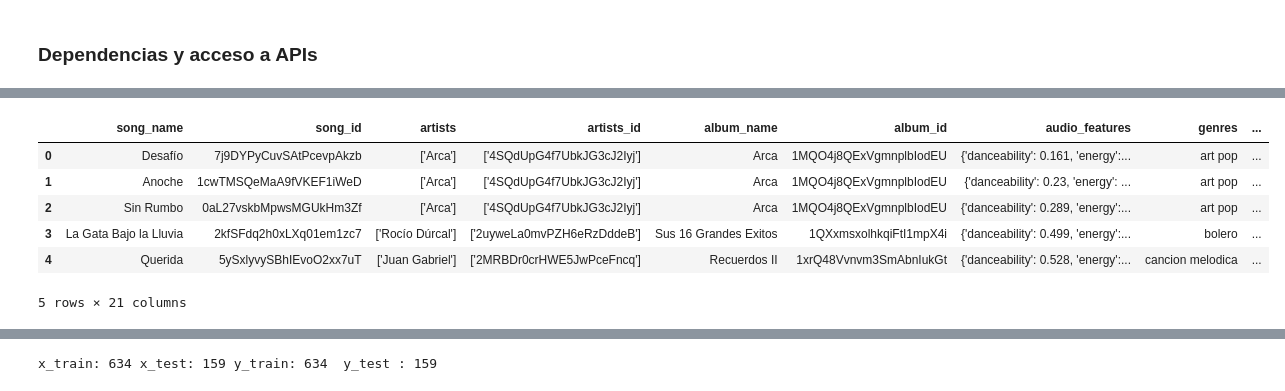
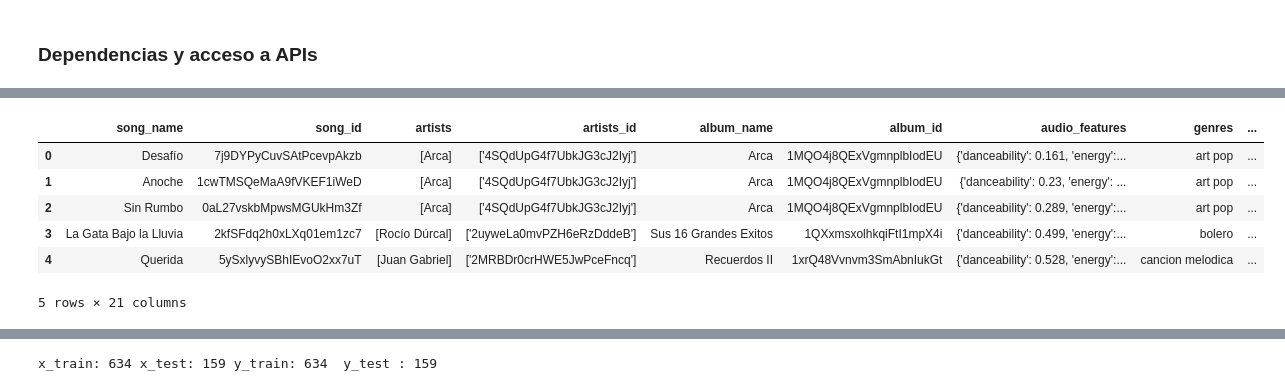
Before and after one commit to igutierrez-projects/IA-project-classify-tracks, a Jupyter notebook: TP_3_Mentoria_2020-Copy1.ipynb, the cells around one changed output, grey strips where cells are left out. Drawn from its saved outputs; the diff is of its cells as text; code cells hidden in the pictures.

```diff
--- a/TP_3_Mentoria_2020-Copy1.ipynb
+++ b/TP_3_Mentoria_2020-Copy1.ipynb
@@ -68,4 +85,10 @@ csv_folder_path = './TP_3_CSV_Files/{}'
 # %%
+def parse_string_to_list(text):
+    return text.strip("[]").replace("'","").split(", ")
+
 df_song_base = pd.read_csv(csv_folder_path.format('songs_base_with_lyrics_sanitized_final.csv'),sep='#',
-                          converters={"genres": lambda x: x.strip("[]").replace("'","").split(", ")}
+                          converters={"genres": lambda x: parse_string_to_list(x),
+                                      "artists": lambda x: parse_string_to_list(x),
+                                     }
                          )
+df_song_base.head()
@@ -151,14 +150,17 @@ df_full_original
 # %%
 df_model = df_full_original.copy()
 df_model['genres'] = df_model['genres'].apply(lambda x : x[0])
 df_model["genres"] = df_model["genres"].astype('category')
 df_model["genres_cat"] = df_model["genres"].cat.codes
+for index, row in df_model.iterrows():
+    if row.artists[0] == 'Rodrigo':
+        df_model['genres'][index] = 'cuarteto'
 df_model.head()
 # %% [output]
 |  | song_name | song_id | artists | artists_id | album_name | album_id | audio_features | genres | ... |
-| 0 | Desafío | 7j9DYPyCuvSAtPcevpAkzb | ['Arca'] | ['4SQdUpG4f7UbkJG3cJ2Iyj'] | Arca | 1MQO4j8QExVgmnplbIodEU | {'danceability': 0.161, 'energy':... | art pop | ... |
-| 1 | Anoche | 1cwTMSQeMaA9fVKEF1iWeD | ['Arca'] | ['4SQdUpG4f7UbkJG3cJ2Iyj'] | Arca | 1MQO4j8QExVgmnplbIodEU | {'danceability': 0.23, 'energy': ... | art pop | ... |
-| 2 | Sin Rumbo | 0aL27vskbMpwsMGUkHm3Zf | ['Arca'] | ['4SQdUpG4f7UbkJG3cJ2Iyj'] | Arca | 1MQO4j8QExVgmnplbIodEU | {'danceability': 0.289, 'energy':... | art pop | ... |
-| 3 | La Gata Bajo la Lluvia | 2kfSFdq2h0xLXq01em1zc7 | ['Rocío Dúrcal'] | ['2uyweLa0mvPZH6eRzDddeB'] | Sus 16 Grandes Exitos | 1QXxmsxolhkqiFtI1mpX4i | {'danceability': 0.499, 'energy':... | bolero | ... |
-| 4 | Querida | 5ySxlyvySBhIEvoO2xx7uT | ['Juan Gabriel'] | ['2MRBDr0crHWE5JwPceFncq'] | Recuerdos II | 1xrQ48Vvnvm3SmAbnIukGt | {'danceability': 0.528, 'energy':... | cancion melodica | ... |
+| 0 | Desafío | 7j9DYPyCuvSAtPcevpAkzb | [Arca] | ['4SQdUpG4f7UbkJG3cJ2Iyj'] | Arca | 1MQO4j8QExVgmnplbIodEU | {'danceability': 0.161, 'energy':... | art pop | ... |
+| 1 | Anoche | 1cwTMSQeMaA9fVKEF1iWeD | [Arca] | ['4SQdUpG4f7UbkJG3cJ2Iyj'] | Arca | 1MQO4j8QExVgmnplbIodEU | {'danceability': 0.23, 'energy': ... | art pop | ... |
+| 2 | Sin Rumbo | 0aL27vskbMpwsMGUkHm3Zf | [Arca] | ['4SQdUpG4f7UbkJG3cJ2Iyj'] | Arca | 1MQO4j8QExVgmnplbIodEU | {'danceability': 0.289, 'energy':... | art pop | ... |
+| 3 | La Gata Bajo la Lluvia | 2kfSFdq2h0xLXq01em1zc7 | [Rocío Dúrcal] | ['2uyweLa0mvPZH6eRzDddeB'] | Sus 16 Grandes Exitos | 1QXxmsxolhkqiFtI1mpX4i | {'danceability': 0.499, 'energy':... | bolero | ... |
+| 4 | Querida | 5ySxlyvySBhIEvoO2xx7uT | [Juan Gabriel] | ['2MRBDr0crHWE5JwPceFncq'] | Recuerdos II | 1xrQ48Vvnvm3SmAbnIukGt | {'danceability': 0.528, 'energy':... | cancion melodica | ... |
 5 rows × 21 columns
```
Also changed, not shown: parts of 25 cells of this notebook.
